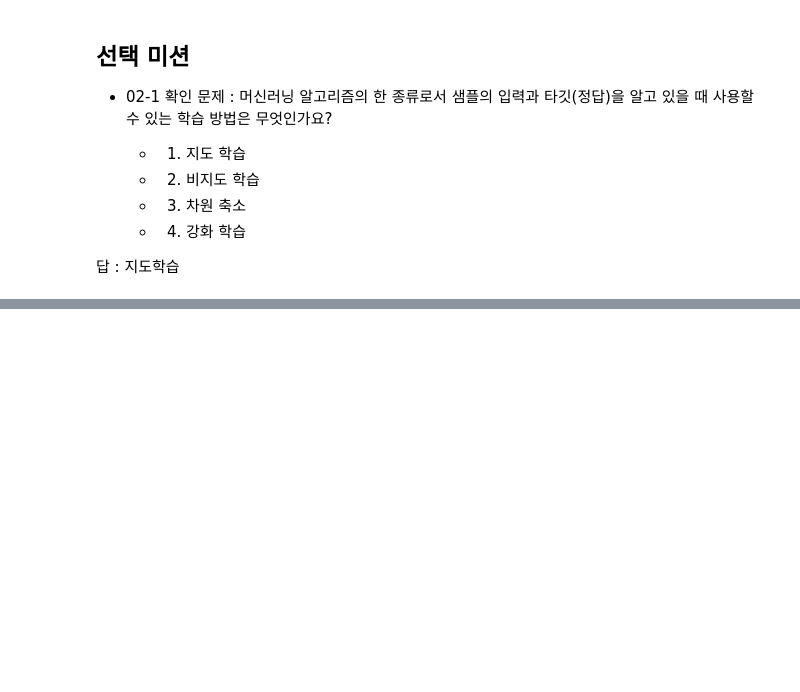
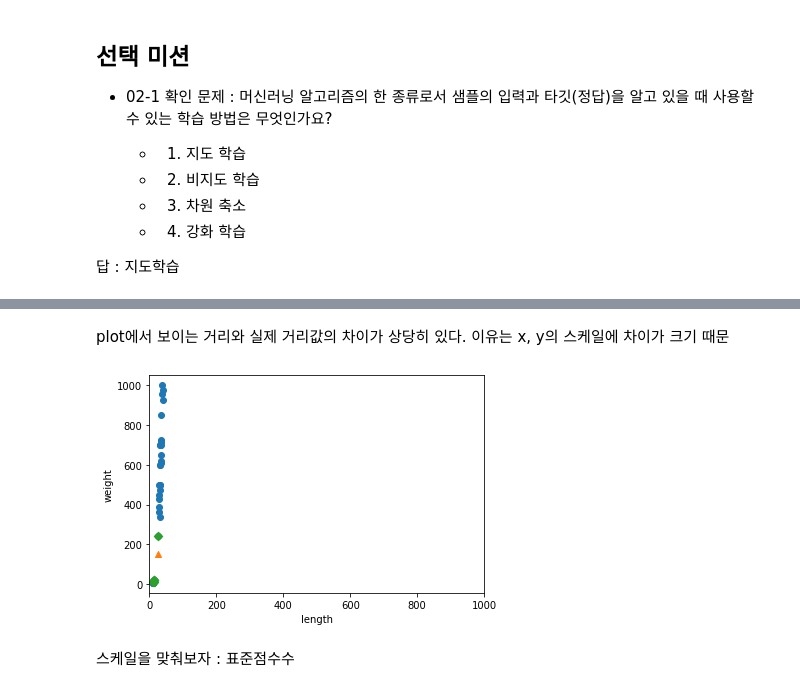
Before and after one commit to samsee/hgmldl2023, a Jupyter notebook: hgmldl2023_02.ipynb, the cells around one changed output, grey strips where cells are left out. Drawn from its saved outputs; the diff is of its cells as text; code cells hidden in the pictures; blank space fills up the shorter version.

```diff
--- a/hgmldl2023_02.ipynb
+++ b/hgmldl2023_02.ipynb
@@ -159,0 +281,16 @@ print(kn._y)
+# %% [markdown]
+plot에서 보이는 거리와 실제 거리값의 차이가 상당히 있다. 이유는 x, y의 스케일에 차이가 크기 때문
+# %%
+# 좀 더 사실적인 그림
+import matplotlib.pyplot as plt
+plt.scatter(train_input[:,0], train_input[:,1])
+plt.scatter(25, 150, marker='^')
+plt.scatter(train_input[indexes,0], train_input[indexes,1], marker='D')
+plt.xlim((0, 1000)) # plot의 x range를 y축과 맞추려고..
+plt.xlabel('length')
+plt.ylabel('weight')
+plt.show()
+# %% [output]
+[figure, added]
+# %% [markdown]
+스케일을 맞춰보자 : 표준점수수
```
Also changed, not shown: parts of 28 cells of this notebook.
